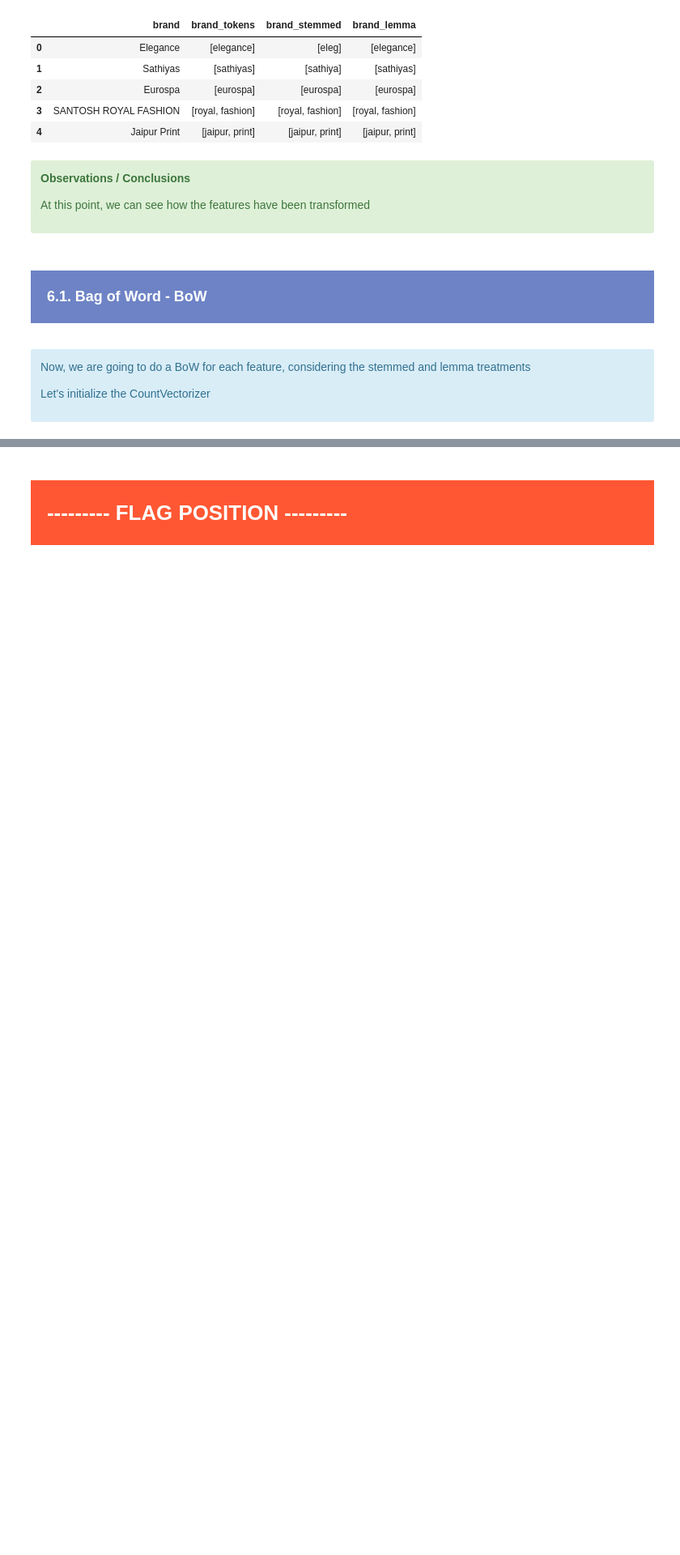
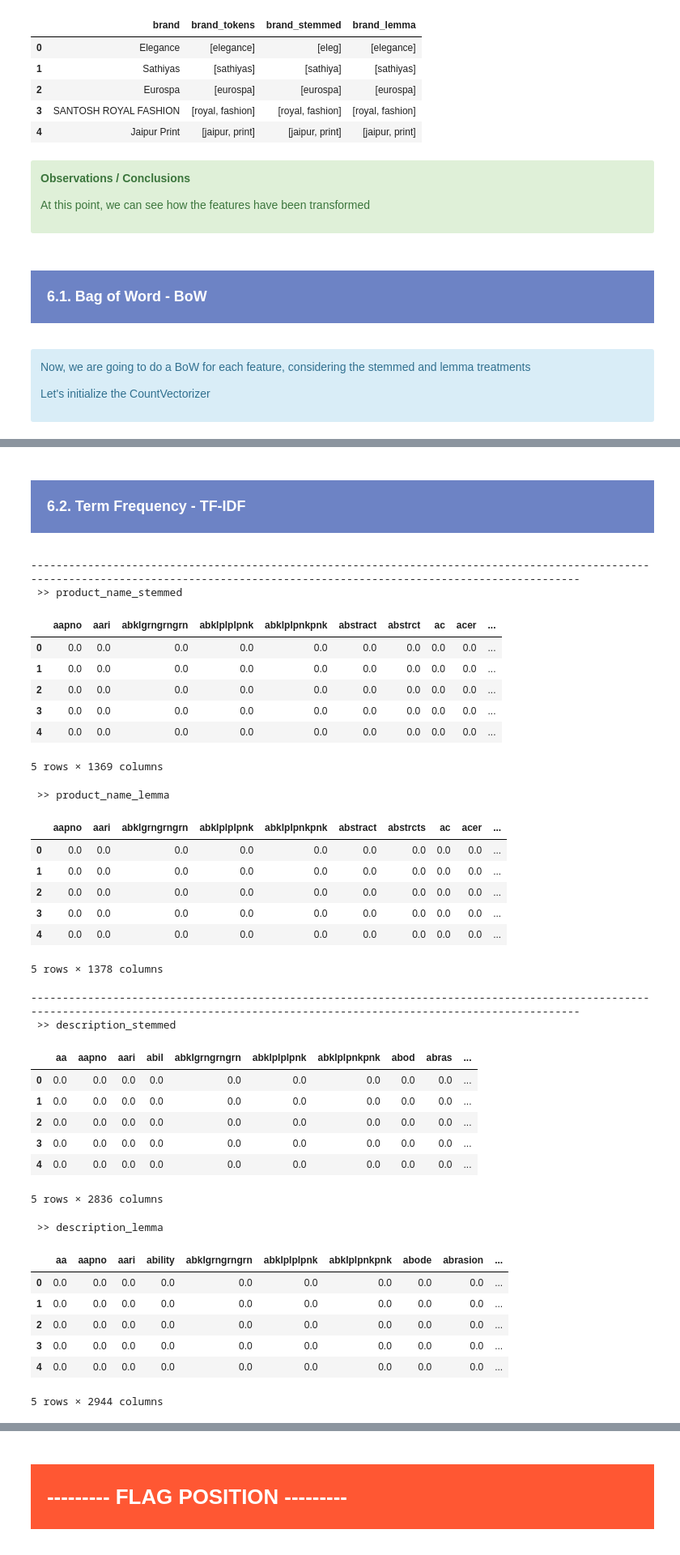
Before and after one commit to samirhinojosa/OC-P6-automatically-classify-consumer-goods, a Jupyter notebook: text_analysis_notebook.ipynb, the cells around one changed output, grey strips where cells are left out. Shown at 81% size. Drawn from its saved outputs; the diff is of its cells as text; code cells hidden in the pictures; blank space fills up the shorter version.

```diff
--- a/text_analysis_notebook.ipynb
+++ b/text_analysis_notebook.ipynb
@@ -960,0 +970,4 @@ for col in text_columns:
+# %% [markdown]
+<div style="background-color: #6D83C5;" >
+    <h3 style="margin: auto; padding: 20px; color:#fff; ">6.2. Term Frequency - TF-IDF</h3>
+</div>
@@ -960,0 +976,56 @@ for col in text_columns:
+# %%
+for col in text_columns:
+
+    for var in ["stemmed", "lemma"]:
+
+        globals()["tfidf_" + col + "_" + var] = tfidf_vectorizer.fit_transform(df_data[col + "_" + var].astype("U"))
+        globals()["df_tfidf_" + col + "_" + var] = pd.DataFrame(globals()["tfidf_" + col + "_" + var].toarray(),
+                                                                columns=tfidf_vectorizer.get_feature_names())
+
+
+print("-"*185)
+print(" >> product_name_stemmed")
+display(df_tfidf_product_name_stemmed.head())
+print(" >> product_name_lemma")
+display(df_tfidf_product_name_lemma.head())
+print("\n")
+print("-"*185)
+print(" >> description_stemmed")
+display(df_tfidf_description_stemmed.head())
+print(" >> description_lemma")
+display(df_tfidf_description_lemma.head())
+# %% [output]
+-----------------------------------------------------------------------------------------------------------------------------------------------------------------------------------------
+ >> product_name_stemmed
+|  | aapno | aari | abklgrngrngrn | abklplplpnk | abklplpnkpnk | abstract | abstrct | ac | acer | ... |
+| 0 | 0.0 | 0.0 | 0.0 | 0.0 | 0.0 | 0.0 | 0.0 | 0.0 | 0.0 | ... |
+| 1 | 0.0 | 0.0 | 0.0 | 0.0 | 0.0 | 0.0 | 0.0 | 0.0 | 0.0 | ... |
+| 2 | 0.0 | 0.0 | 0.0 | 0.0 | 0.0 | 0.0 | 0.0 | 0.0 | 0.0 | ... |
+| 3 | 0.0 | 0.0 | 0.0 | 0.0 | 0.0 | 0.0 | 0.0 | 0.0 | 0.0 | ... |
+| 4 | 0.0 | 0.0 | 0.0 | 0.0 | 0.0 | 0.0 | 0.0 | 0.0 | 0.0 | ... |
+5 rows × 1369 columns
+ >> product_name_lemma
+|  | aapno | aari | abklgrngrngrn | abklplplpnk | abklplpnkpnk | abstract | abstrcts | ac | acer | ... |
+| 0 | 0.0 | 0.0 | 0.0 | 0.0 | 0.0 | 0.0 | 0.0 | 0.0 | 0.0 | ... |
+| 1 | 0.0 | 0.0 | 0.0 | 0.0 | 0.0 | 0.0 | 0.0 | 0.0 | 0.0 | ... |
+| 2 | 0.0 | 0.0 | 0.0 | 0.0 | 0.0 | 0.0 | 0.0 | 0.0 | 0.0 | ... |
+| 3 | 0.0 | 0.0 | 0.0 | 0.0 | 0.0 | 0.0 | 0.0 | 0.0 | 0.0 | ... |
+| 4 | 0.0 | 0.0 | 0.0 | 0.0 | 0.0 | 0.0 | 0.0 | 0.0 | 0.0 | ... |
+5 rows × 1378 columns
+-----------------------------------------------------------------------------------------------------------------------------------------------------------------------------------------
+ >> description_stemmed
+|  | aa | aapno | aari | abil | abklgrngrngrn | abklplplpnk | abklplpnkpnk | abod | abras | ... |
+| 0 | 0.0 | 0.0 | 0.0 | 0.0 | 0.0 | 0.0 | 0.0 | 0.0 | 0.0 | ... |
+| 1 | 0.0 | 0.0 | 0.0 | 0.0 | 0.0 | 0.0 | 0.0 | 0.0 | 0.0 | ... |
+| 2 | 0.0 | 0.0 | 0.0 | 0.0 | 0.0 | 0.0 | 0.0 | 0.0 | 0.0 | ... |
+| 3 | 0.0 | 0.0 | 0.0 | 0.0 | 0.0 | 0.0 | 0.0 | 0.0 | 0.0 | ... |
+| 4 | 0.0 | 0.0 | 0.0 | 0.0 | 0.0 | 0.0 | 0.0 | 0.0 | 0.0 | ... |
+5 rows × 2836 columns
+ >> description_lemma
+|  | aa | aapno | aari | ability | abklgrngrngrn | abklplplpnk | abklplpnkpnk | abode | abrasion | ... |
+| 0 | 0.0 | 0.0 | 0.0 | 0.0 | 0.0 | 0.0 | 0.0 | 0.0 | 0.0 | ... |
+| 1 | 0.0 | 0.0 | 0.0 | 0.0 | 0.0 | 0.0 | 0.0 | 0.0 | 0.0 | ... |
+| 2 | 0.0 | 0.0 | 0.0 | 0.0 | 0.0 | 0.0 | 0.0 | 0.0 | 0.0 | ... |
+| 3 | 0.0 | 0.0 | 0.0 | 0.0 | 0.0 | 0.0 | 0.0 | 0.0 | 0.0 | ... |
+| 4 | 0.0 | 0.0 | 0.0 | 0.0 | 0.0 | 0.0 | 0.0 | 0.0 | 0.0 | ... |
+5 rows × 2944 columns
```
Also changed, not shown: parts of 34 cells of this notebook, 1 other file.
